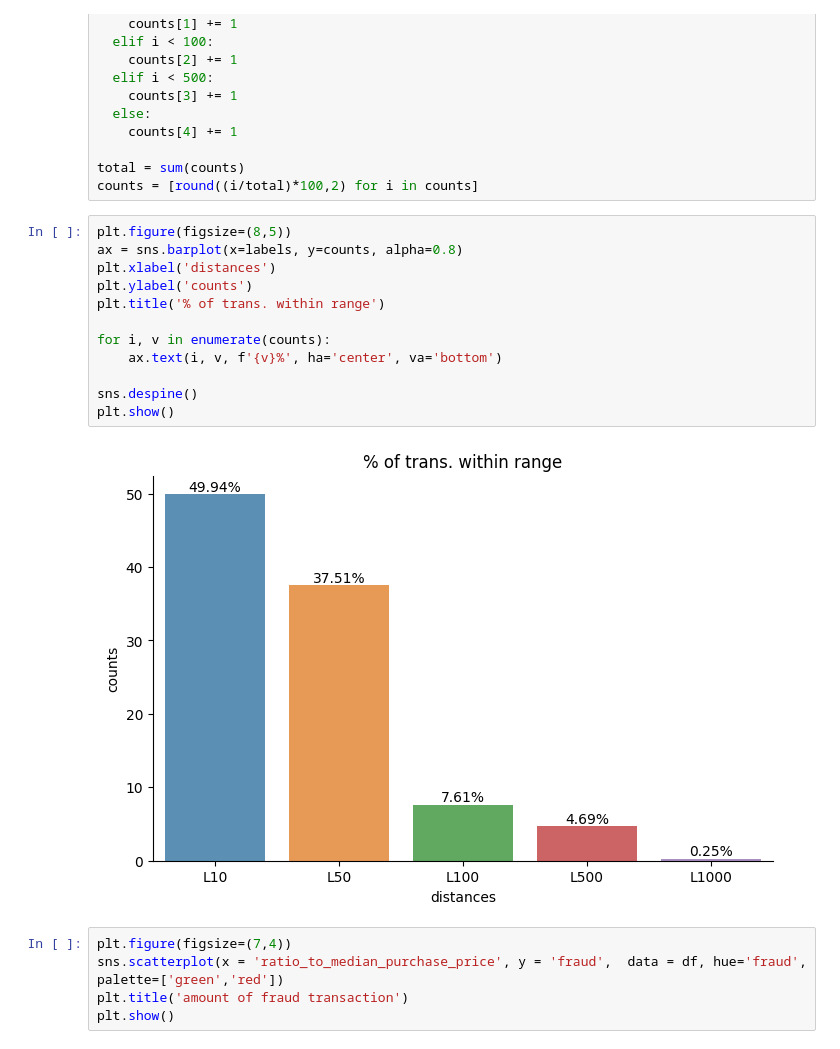
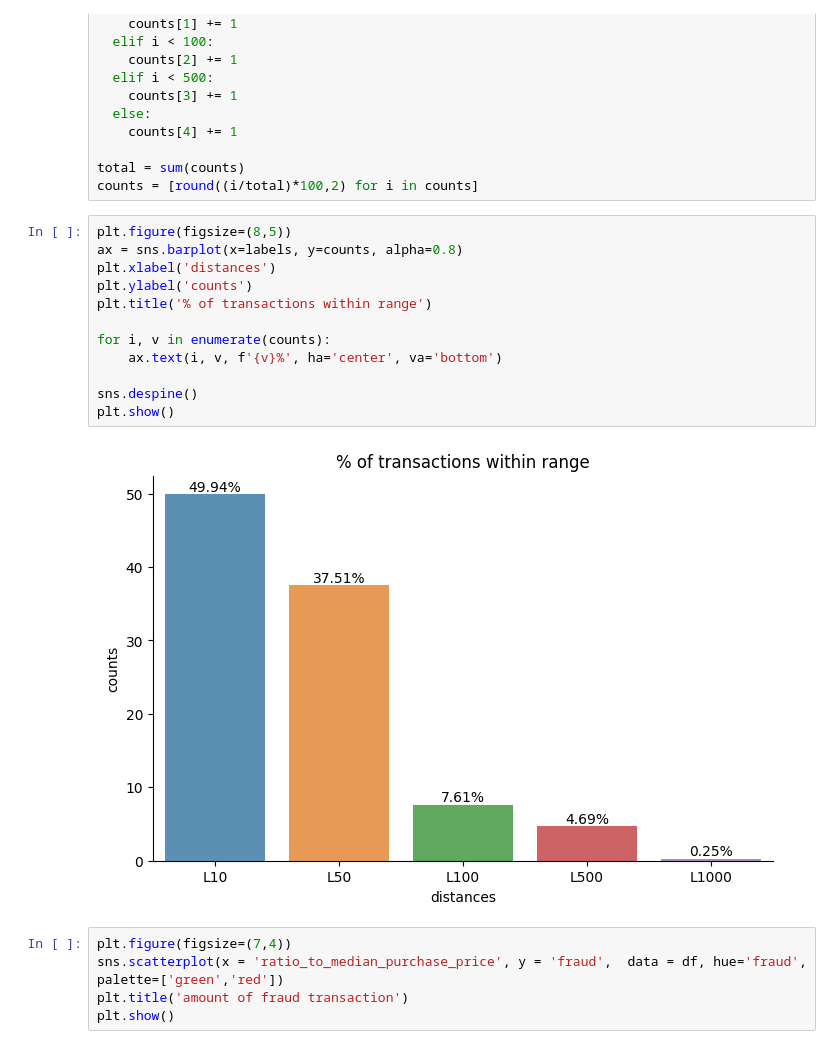
Before and after one commit to KOMPALALOKESH/Credit-card-fraud-detect, a Jupyter notebook: credit_card_fraud_detect.ipynb, the cells around one changed output. Cells and saved outputs as stored; diff of their text form.

```diff
--- a/credit_card_fraud_detect.ipynb
+++ b/credit_card_fraud_detect.ipynb
@@ -65,17 +65,17 @@ counts = [round((i/total)*100,2) for i in counts]
 # %%
 plt.figure(figsize=(8,5))
 ax = sns.barplot(x=labels, y=counts, alpha=0.8)
 plt.xlabel('distances')
 plt.ylabel('counts')
-plt.title('% of trans. within range')
+plt.title('% of transactions within range')
 
 for i, v in enumerate(counts):
     ax.text(i, v, f'{v}%', ha='center', va='bottom')
 
 sns.despine()
 plt.show()
 # %% [output]
-[figure, old version]
+[figure, new version]
 # %%
 plt.figure(figsize=(7,4))
 sns.scatterplot(x = 'ratio_to_median_purchase_price', y = 'fraud',  data = df, hue='fraud', palette=['green','red'])
```
Also changed, not shown: parts of 2 cells of this notebook.
